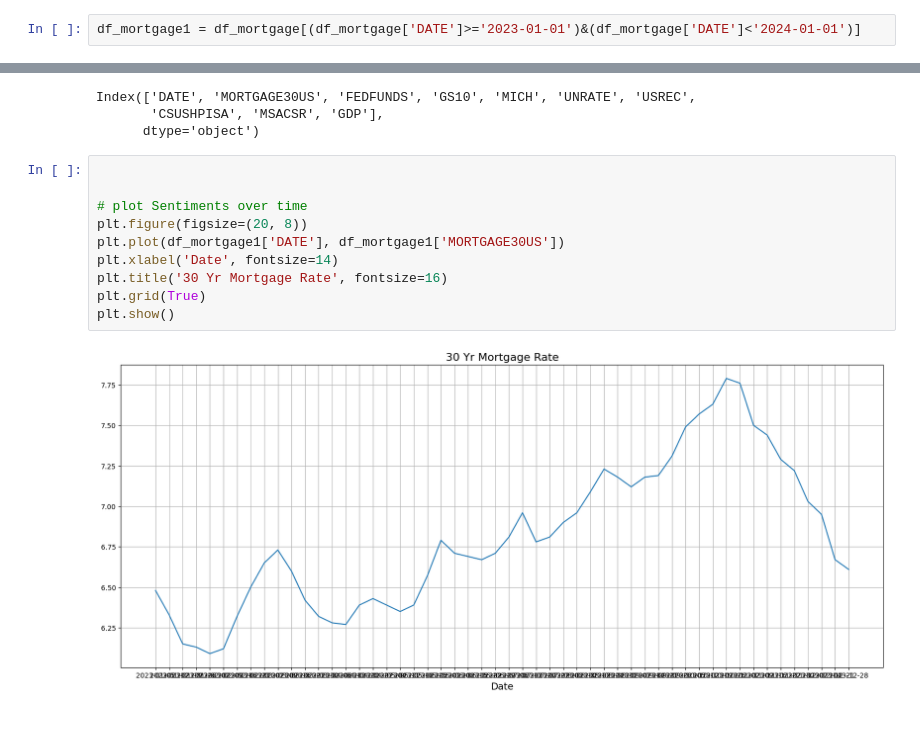
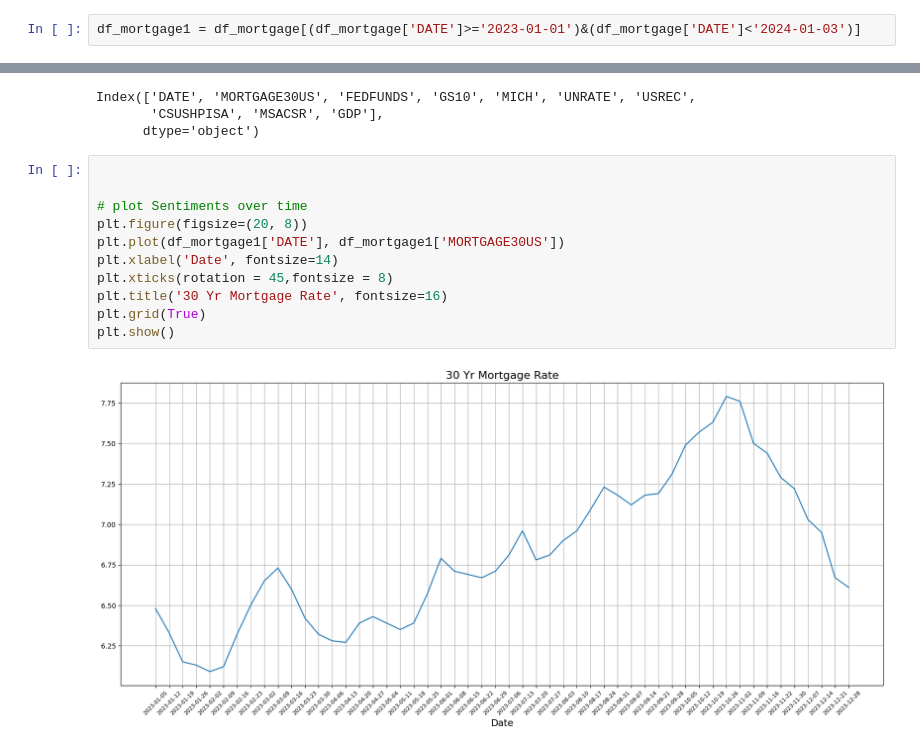
Before and after one commit to pujakc/Capstone, a Jupyter notebook: Code/02_FOMC_SentimentAnalysis.ipynb, the cells around one changed output, grey strips where cells are left out. Saved outputs shown, nothing was run; the diff lists cells and outputs as text; blank space fills up the shorter version.

```diff
--- a/Code/02_FOMC_SentimentAnalysis.ipynb
+++ b/Code/02_FOMC_SentimentAnalysis.ipynb
@@ -161,7 +166,7 @@ plt.show()
 # %%
 df_mortgage = pd.read_csv('../Data/fred_mortg_data_clean.csv')
 # %%
-df_mortgage1 = df_mortgage[(df_mortgage['DATE']>='2023-01-01')&(df_mortgage['DATE']<'2024-01-01')]
+df_mortgage1 = df_mortgage[(df_mortgage['DATE']>='2023-01-01')&(df_mortgage['DATE']<'2024-01-03')]
 # %%
 df_mortgage1.columns
 # %% [output]
@@ -171,12 +176,13 @@ Index(['DATE', 'MORTGAGE30US', 'FEDFUNDS', 'GS10', 'MICH', 'UNRATE', 'USREC',
 # %%
 
 
 # plot Sentiments over time
 plt.figure(figsize=(20, 8))
 plt.plot(df_mortgage1['DATE'], df_mortgage1['MORTGAGE30US'])
 plt.xlabel('Date', fontsize=14)
+plt.xticks(rotation = 45,fontsize = 8)
 plt.title('30 Yr Mortgage Rate', fontsize=16)
 plt.grid(True)
 plt.show()
 # %% [output]
-[figure, old version]
+[figure, new version]
```
Also changed, not shown: parts of 6 cells of this notebook, 7 other files.
